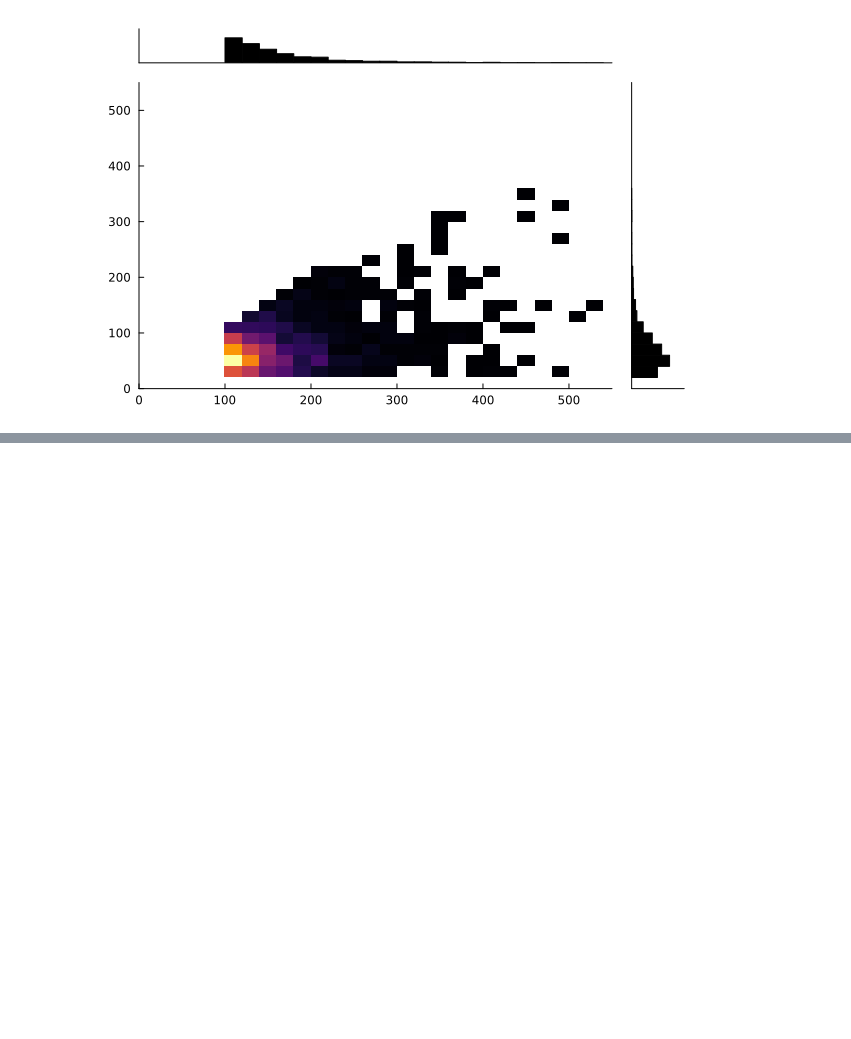
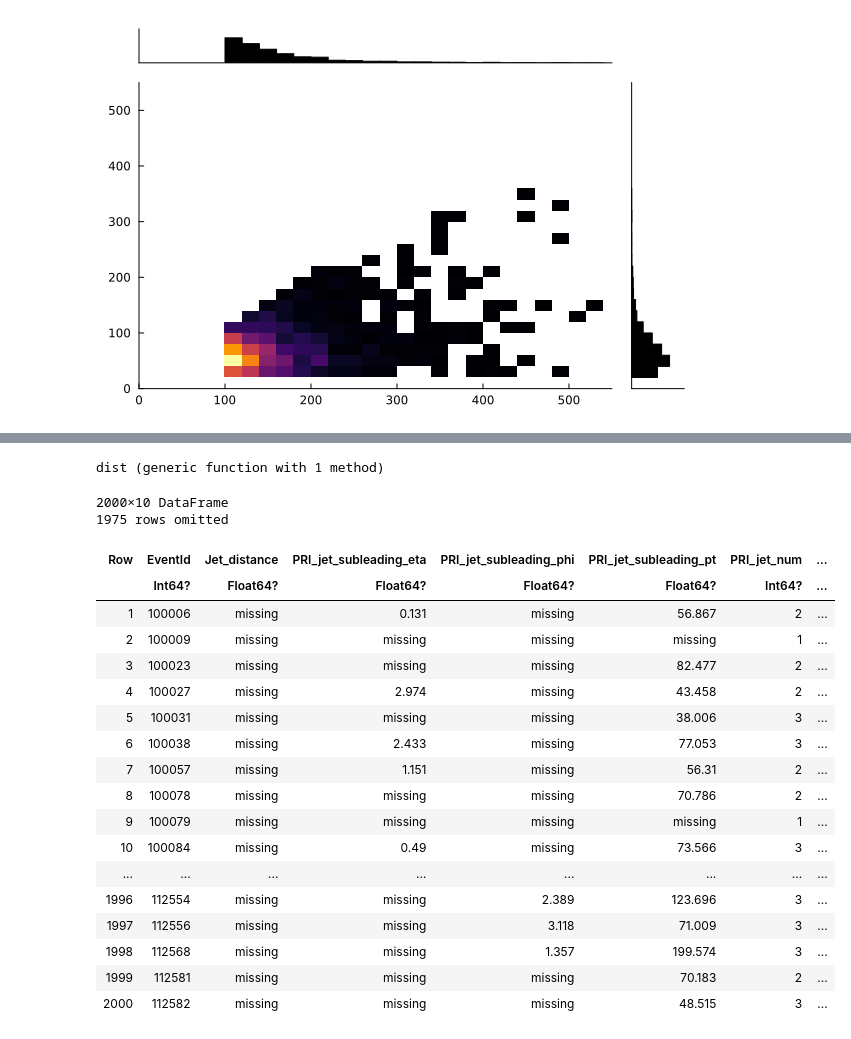
Before and after one commit to JuliaHEP/JuliaHEP-2023, a Jupyter notebook: julia-intro/docs/julia-intro-dataframes.ipynb, the cells around one changed output, grey strips where cells are left out. Cells and saved outputs as stored; diff of their text form; code cells hidden in the pictures; blank space fills up the shorter version.

```diff
--- a/julia-intro/docs/julia-intro-dataframes.ipynb
+++ b/julia-intro/docs/julia-intro-dataframes.ipynb
@@ -572,0 +603,28 @@ select!(intresting_jets, :EventId, :PRI_jet_subleading_pt => ByRow(missing_value
+# %%
+dist(η1, ϕ1, η2, ϕ2) = sqrt((η1-η2)^2 + (ϕ1-ϕ2)^2)
+# %% [output]
+dist (generic function with 1 method)
+# %%
+select!(interesting_jets, :EventId,
+    [:PRI_jet_leading_eta, :PRI_jet_leading_phi, :PRI_jet_subleading_eta, :PRI_jet_subleading_phi] => ByRow(dist) => :Jet_distance, :)
+# %% [output]
+2000×10 DataFrame
+1975 rows omitted
+| Row | EventId | Jet_distance | PRI_jet_subleading_eta | PRI_jet_subleading_phi | PRI_jet_subleading_pt | PRI_jet_num | ... |
+|  | Int64? | Float64? | Float64? | Float64? | Float64? | Int64? | ... |
+| 1 | 100006 | missing | 0.131 | missing | 56.867 | 2 | ... |
+| 2 | 100009 | missing | missing | missing | missing | 1 | ... |
+| 3 | 100023 | missing | missing | missing | 82.477 | 2 | ... |
+| 4 | 100027 | missing | 2.974 | missing | 43.458 | 2 | ... |
+| 5 | 100031 | missing | missing | missing | 38.006 | 3 | ... |
+| 6 | 100038 | missing | 2.433 | missing | 77.053 | 3 | ... |
+| 7 | 100057 | missing | 1.151 | missing | 56.31 | 2 | ... |
+| 8 | 100078 | missing | missing | missing | 70.786 | 2 | ... |
+| 9 | 100079 | missing | missing | missing | missing | 1 | ... |
+| 10 | 100084 | missing | 0.49 | missing | 73.566 | 3 | ... |
+| ... | ... | ... | ... | ... | ... | ... | ... |
+| 1996 | 112554 | missing | missing | 2.389 | 123.696 | 3 | ... |
+| 1997 | 112556 | missing | missing | 3.118 | 71.009 | 3 | ... |
+| 1998 | 112568 | missing | missing | 1.357 | 199.574 | 3 | ... |
+| 1999 | 112581 | missing | missing | missing | 70.183 | 2 | ... |
+| 2000 | 112582 | missing | missing | missing | 48.515 | 3 | ... |
```
Also changed, not shown: parts of 10 cells of this notebook.
